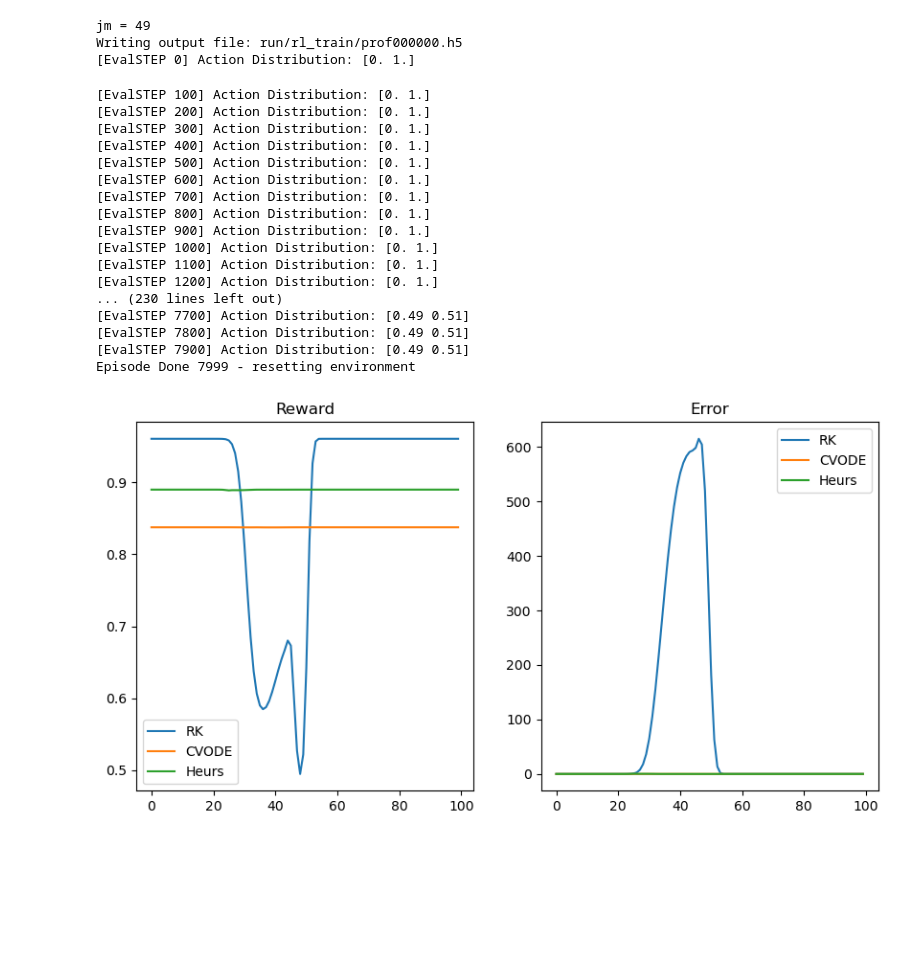
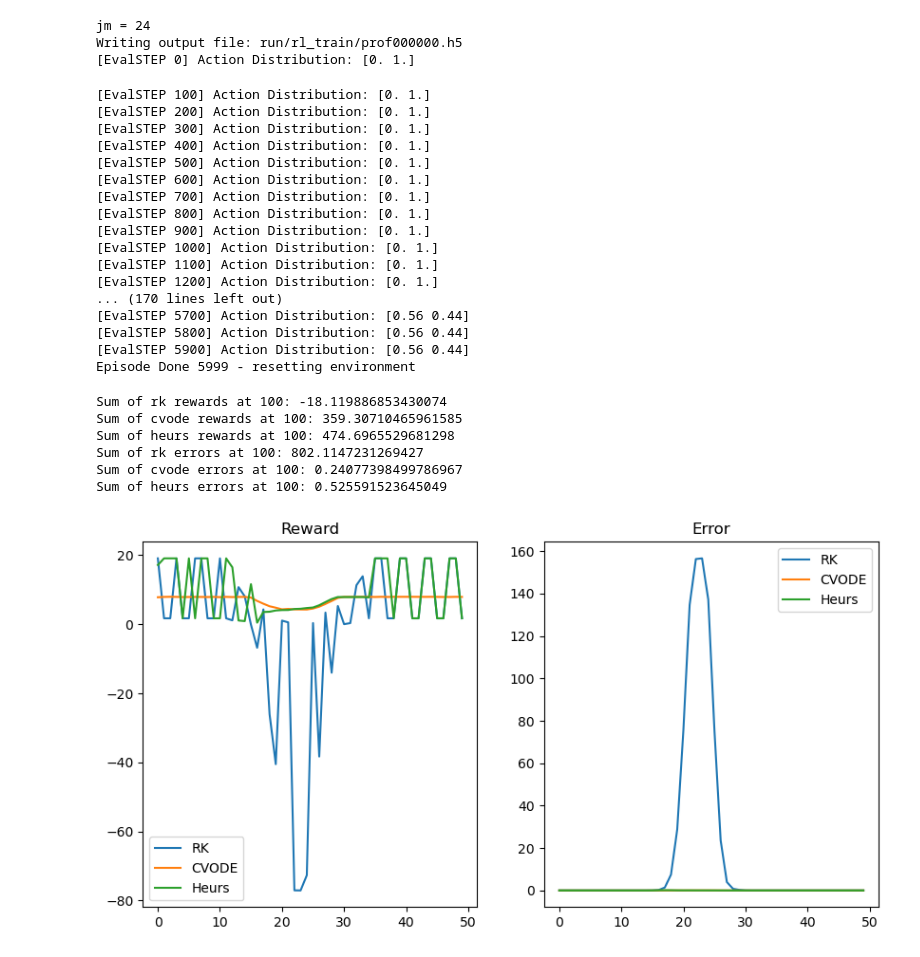
Before and after one commit to DMO-LAB/RLIntegratorSelector, a Jupyter notebook: test.ipynb, the cells around one changed output. Cells and saved outputs as stored; diff of their text form; code cells hidden in the pictures; blank space fills up the shorter version.

```diff
--- a/test.ipynb
+++ b/test.ipynb
@@ -195,11 +253,12 @@ def run_episode(integrator = None):
 
     return episode_rewards, episode_errors, episode_cpu_times, episode_lengths
 # %%
-integrators = ['boostRK', 'cvode', 'Heurs']
+integrators = ['boostRK', 'CVODE', 'Heurs']
 for integrator in integrators:
     if integrator == 'Heurs':
         integrator = None
     episode_rewards, episode_errors, episode_cpu_times, episode_lengths = run_episode(integrator)
+
     if integrator == 'boostRK':
         rk_rewards = episode_rewards
         rk_errors = episode_errors
@@ -215,22 +274,8 @@ for integrator in integrators:
         heurs_errors = episode_errors
         heurs_lengths = episode_lengths
         heurs_cpu_times = episode_cpu_times
-
-fig, ax = plt.subplots(1, 2, figsize=(10, 5))
-ax[0].plot(rk_rewards[1000], label='RK')
-ax[0].plot(cvode_rewards[1000], label='CVODE')
-ax[0].plot(heurs_rewards[1000], label='Heurs')
-ax[1].plot(rk_errors[1000], label='RK')
-ax[1].plot(cvode_errors[1000], label='CVODE')
-ax[1].plot(heurs_errors[1000], label='Heurs')
-# ax[2].plot(env.solver.T, label='True')
-ax[0].legend()
-ax[1].legend()
-ax[0].set_title('Reward')
-ax[1].set_title('Error')
-plt.show()
 # %% [output]
-jm = 49
+jm = 24
 Writing output file: run/rl_train/prof000000.h5
 [EvalSTEP 0] Action Distribution: [0. 1.]
 [EvalSTEP 100] Action Distribution: [0. 1.]
@@ -245,9 +290,39 @@ Writing output file: run/rl_train/prof000000.h5
 [EvalSTEP 1000] Action Distribution: [0. 1.]
 [EvalSTEP 1100] Action Distribution: [0. 1.]
 [EvalSTEP 1200] Action Distribution: [0. 1.]
-... (230 lines left out)
-[EvalSTEP 7700] Action Distribution: [0.49 0.51]
-[EvalSTEP 7800] Action Distribution: [0.49 0.51]
-[EvalSTEP 7900] Action Distribution: [0.49 0.51]
-Episode Done 7999 - resetting environment
+... (170 lines left out)
+[EvalSTEP 5700] Action Distribution: [0.56 0.44]
+[EvalSTEP 5800] Action Distribution: [0.56 0.44]
+[EvalSTEP 5900] Action Distribution: [0.56 0.44]
+Episode Done 5999 - resetting environment
-[figure, removed]
+# %%
+time_step = 100
+print(f"Sum of rk rewards at {time_step}: {np.sum(rk_rewards[time_step])}")
+print(f"Sum of cvode rewards at {time_step}: {np.sum(cvode_rewards[time_step])}")
+print(f"Sum of heurs rewards at {time_step}: {np.sum(heurs_rewards[time_step])}")
+
+print(f"Sum of rk errors at {time_step}: {np.sum(rk_errors[time_step])}")
+print(f"Sum of cvode errors at {time_step}: {np.sum(cvode_errors[time_step])}")
+print(f"Sum of heurs errors at {time_step}: {np.sum(heurs_errors[time_step])}")
+
+fig, ax = plt.subplots(1, 2, figsize=(10, 5))
+ax[0].plot(rk_rewards[time_step] - np.maximum(0, np.log10(np.maximum(rk_errors[time_step], 1e-10))) * 0, label='RK')
+ax[0].plot(cvode_rewards[time_step] - np.maximum(0, np.log10(np.maximum(cvode_errors[time_step], 1e-10))) * 0, label='CVODE')
+ax[0].plot(heurs_rewards[time_step] - np.maximum(0, np.log10(np.maximum(heurs_errors[time_step], 1e-10))) * 0, label='Heurs')
+ax[1].plot(rk_errors[time_step], label='RK')
+ax[1].plot(cvode_errors[time_step], label='CVODE')
+ax[1].plot(heurs_errors[time_step], label='Heurs')
+# ax[2].plot(env.solver.T, label='True')
+ax[0].legend()
+ax[1].legend()
+ax[0].set_title('Reward')
+ax[1].set_title('Error')
+plt.show()
+# %% [output]
+Sum of rk rewards at 100: -18.119886853430074
+Sum of cvode rewards at 100: 359.30710465961585
+Sum of heurs rewards at 100: 474.6965529681298
+Sum of rk errors at 100: 802.1147231269427
+Sum of cvode errors at 100: 0.24077398499786967
+Sum of heurs errors at 100: 0.525591523645049
+[figure, added]
```
Also changed, not shown: parts of 41 cells of this notebook, 6 other files.
